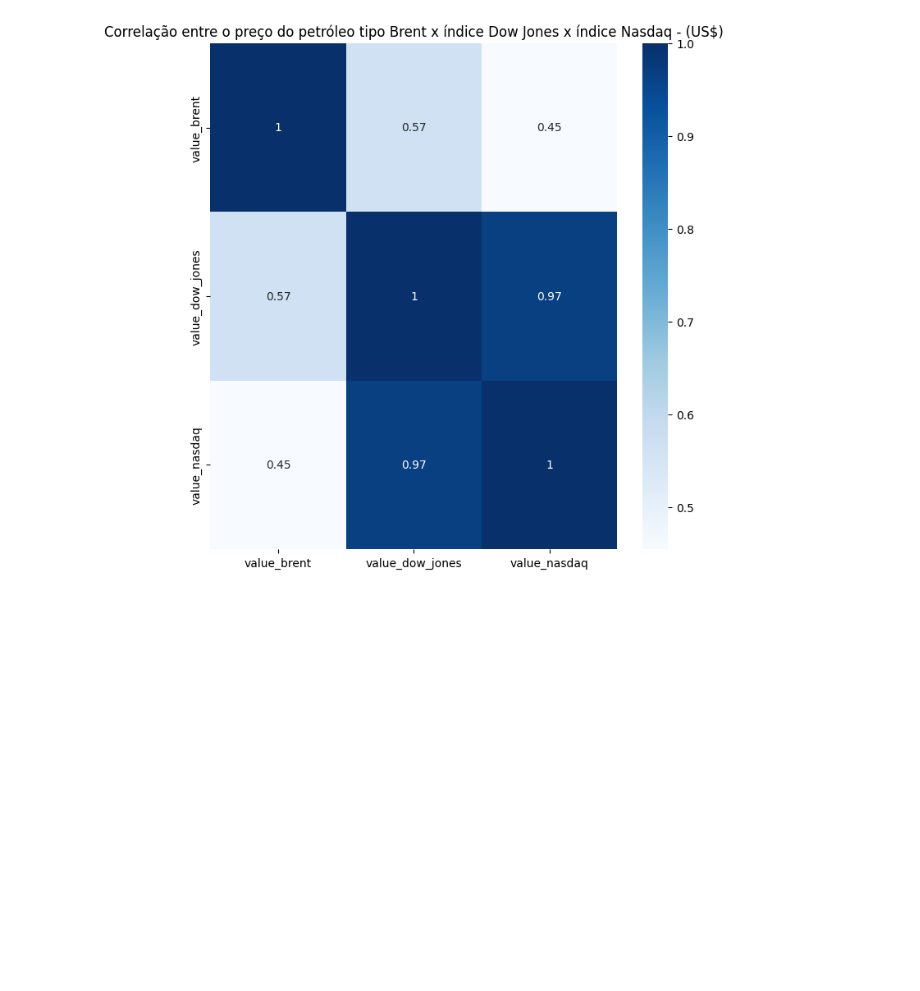
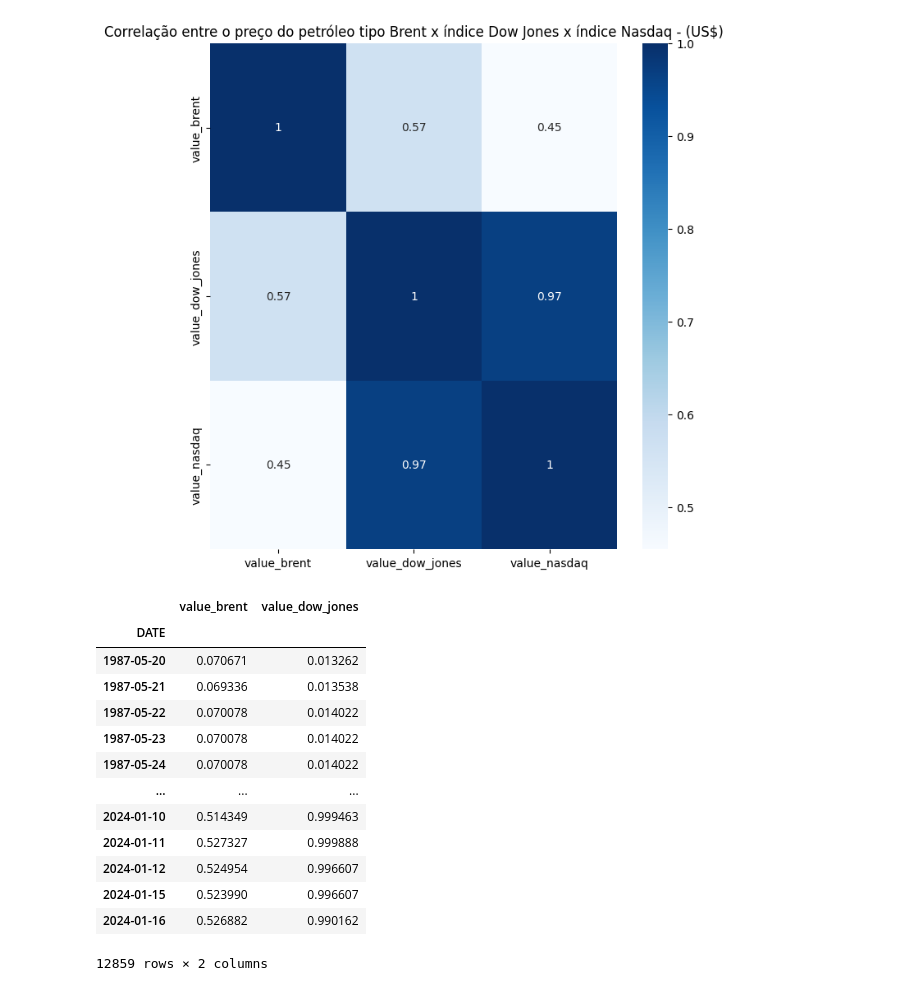
Before and after one commit to pehls/gp27_techchallenge_4, a Jupyter notebook: notebooks/004_ejg_indices.ipynb, the cells around one changed output. Drawn from its saved outputs; the diff is of its cells as text; code cells hidden in the pictures; blank space fills up the shorter version.

```diff
--- a/notebooks/004_ejg_indices.ipynb
+++ b/notebooks/004_ejg_indices.ipynb
@@ -175,3 +179,20 @@ plt.title('Correlação entre o preço do petróleo tipo Brent x índice Dow Jon
 plt.show()
 # %% [output]
 [figure]
+# %%
+df_normalized[['value_brent', 'value_dow_jones']]
+# %% [output]
+|  | value_brent | value_dow_jones |
+| DATE |  |  |
+| 1987-05-20 | 0.070671 | 0.013262 |
+| 1987-05-21 | 0.069336 | 0.013538 |
+| 1987-05-22 | 0.070078 | 0.014022 |
+| 1987-05-23 | 0.070078 | 0.014022 |
+| 1987-05-24 | 0.070078 | 0.014022 |
+| ... | ... | ... |
+| 2024-01-10 | 0.514349 | 0.999463 |
+| 2024-01-11 | 0.527327 | 0.999888 |
+| 2024-01-12 | 0.524954 | 0.996607 |
+| 2024-01-15 | 0.523990 | 0.996607 |
+| 2024-01-16 | 0.526882 | 0.990162 |
+12859 rows × 2 columns
```
Also changed, not shown: parts of 6 cells of this notebook, 2 other files.
